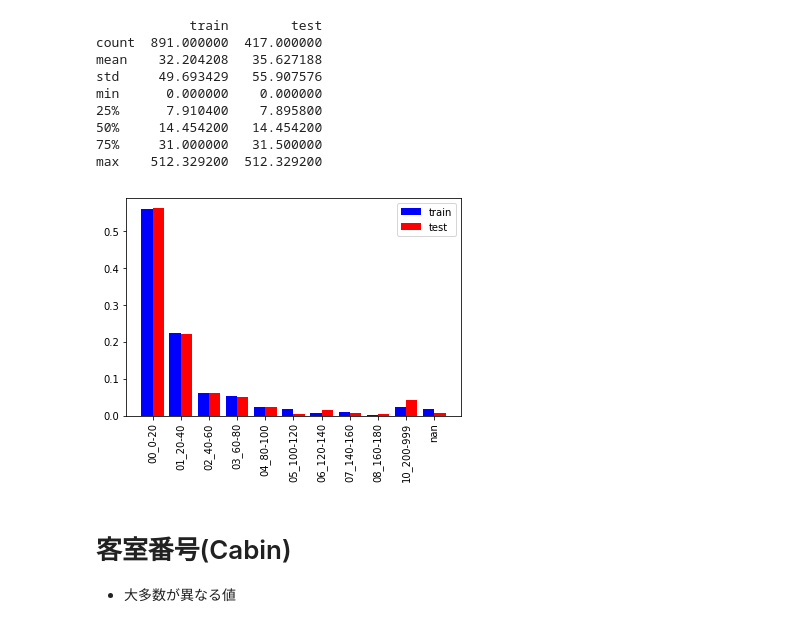
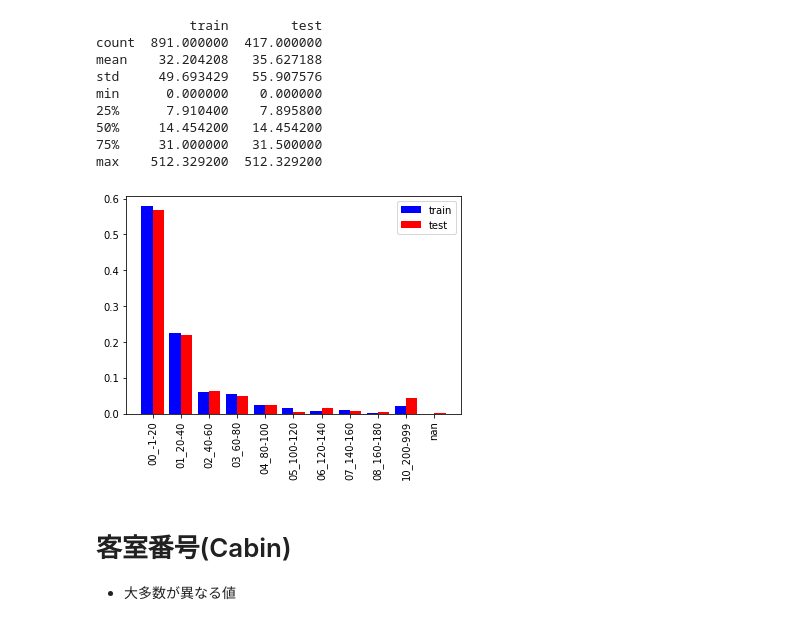
Before and after one commit to starpentagon/titanic_tutorial, a Jupyter notebook: 02_basic_statistics.ipynb, the cells around one changed output. Drawn from its saved outputs; the diff is of its cells as text; code cells hidden in the pictures.

Commit message:
Modify fare_ctgr bug(treat 0.0 as nan) in 02_basic_statistics.

```diff
--- a/02_basic_statistics.ipynb
+++ b/02_basic_statistics.ipynb
@@ -167,7 +176,8 @@ min      0.420000    0.170000
 max     80.000000   76.000000
 # %%
 # 5才刻みでplot
-plot_train_test_histogram(feature, titanic_all, np.linspace(0, 85, 18).tolist())
+age_ctgr_list = np.linspace(0, 85, 18).tolist()
+plot_train_test_histogram(feature, titanic_all, age_ctgr_list)
 # %% [output]
 [figure]
 # %% [markdown]
@@ -300,9 +310,9 @@ min      0.000000    0.000000
 max    512.329200  512.329200
 # %%
 # 20刻みでplot
-plot_train_test_histogram(feature, titanic_all, [0, 20, 40, 60, 80, 100, 120, 140, 160, 180, 200, 999])
+plot_train_test_histogram(feature, titanic_all, [-1, 20, 40, 60, 80, 100, 120, 140, 160, 180, 200, 999])
 # %% [output]
-[figure, old version]
+[figure, new version]
 # %% [markdown]
 # 客室番号(Cabin)
 * 大多数が異なる値
```
Also changed, not shown: parts of 4 cells of this notebook.
